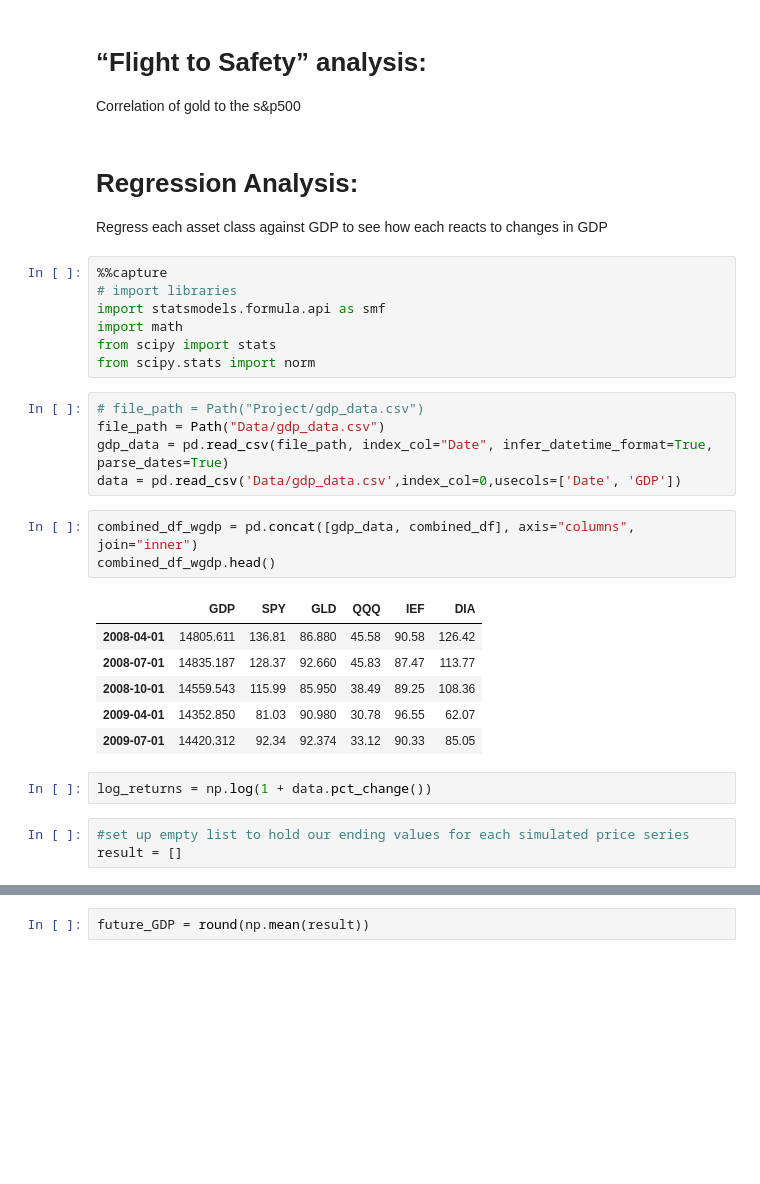
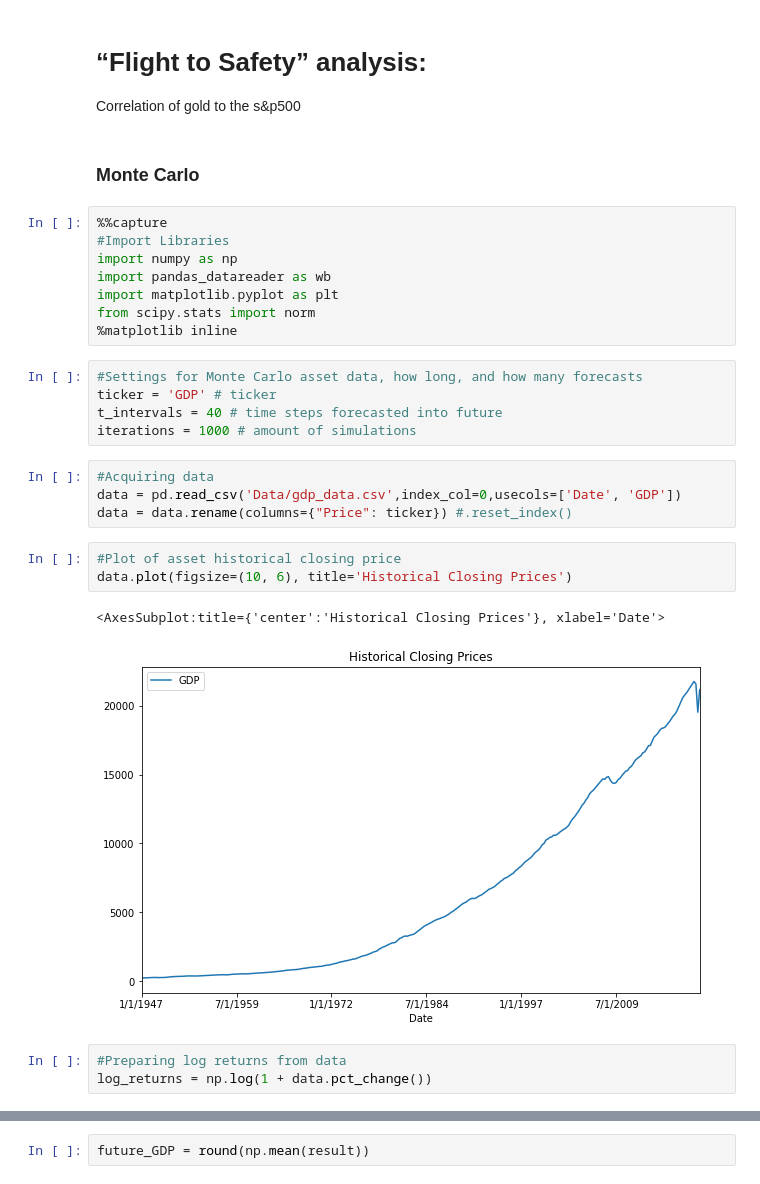
Before and after one commit to Dereksh/GDP-ETFs-and-a-Model-Portfolio, a Jupyter notebook: Main_GDP_vs_Indices.ipynb, the cells around one changed output, grey strips where cells are left out. Cells and saved outputs as stored; diff of their text form; blank space fills up the shorter version.

```diff
--- a/Main_GDP_vs_Indices.ipynb
+++ b/Main_GDP_vs_Indices.ipynb
@@ -205,33 +193,31 @@ sns.heatmap(correlation, vmin=-1, vmax=1)
 # %% [markdown]
 # “Flight to Safety” analysis:
 Correlation of gold to the s&p500
-# %% [markdown]
-# Regression Analysis:
-Regress each asset class against GDP to see how each reacts to changes in GDP
+# %% [markdown]
+### Monte Carlo
 # %%
 %%capture
-# import libraries
-import statsmodels.formula.api as smf
-import math
-from scipy import stats
+#Import Libraries
+import numpy as np
+import pandas_datareader as wb
+import matplotlib.pyplot as plt
 from scipy.stats import norm
+%matplotlib inline
+# %%
+#Settings for Monte Carlo asset data, how long, and how many forecasts
+ticker = 'GDP' # ticker
+t_intervals = 40 # time steps forecasted into future
+iterations = 1000 # amount of simulations
 # %%
-# file_path = Path("Project/gdp_data.csv")
-file_path = Path("Data/gdp_data.csv")
-gdp_data = pd.read_csv(file_path, index_col="Date", infer_datetime_format=True, parse_dates=True)
+#Acquiring data
 data = pd.read_csv('Data/gdp_data.csv',index_col=0,usecols=['Date', 'GDP'])
+data = data.rename(columns={"Price": ticker}) #.reset_index()
-# %%
-combined_df_wgdp = pd.concat([gdp_data, combined_df], axis="columns", join="inner")
-combined_df_wgdp.head()
-# %% [output]
-|  | GDP | SPY | GLD | QQQ | IEF | DIA |
-| 2008-04-01 | 14805.611 | 136.81 | 86.880 | 45.58 | 90.58 | 126.42 |
-| 2008-07-01 | 14835.187 | 128.37 | 92.660 | 45.83 | 87.47 | 113.77 |
-| 2008-10-01 | 14559.543 | 115.99 | 85.950 | 38.49 | 89.25 | 108.36 |
-| 2009-04-01 | 14352.850 | 81.03 | 90.980 | 30.78 | 96.55 | 62.07 |
-| 2009-07-01 | 14420.312 | 92.34 | 92.374 | 33.12 | 90.33 | 85.05 |
+# %%
+#Plot of asset historical closing price
+data.plot(figsize=(10, 6), title='Historical Closing Prices')
+# %% [output]
+<AxesSubplot:title={'center':'Historical Closing Prices'}, xlabel='Date'>
+[figure, added]
 # %%
+#Preparing log returns from data
 log_returns = np.log(1 + data.pct_change())
-# %%
-#set up empty list to hold our ending values for each simulated price series
-result = []
```
Also changed, not shown: parts of 79 cells of this notebook, 2 other files.
